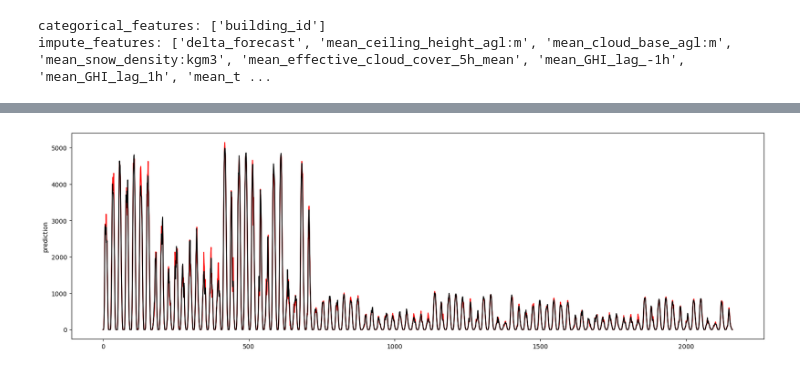
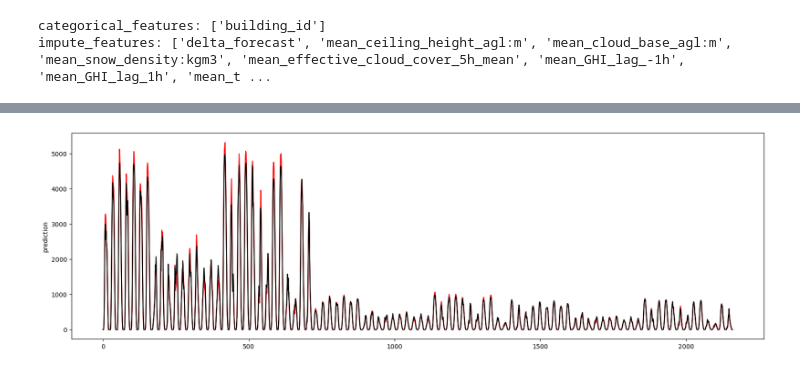
Before and after one commit to CristianoGambirasio/MLProjectNTNU, a Jupyter notebook: TUNING_CATBOOST.ipynb, the cells around one changed output, grey strips where cells are left out. Cells and saved outputs as stored; diff of their text form; code cells hidden in the pictures.

```diff
--- a/TUNING_CATBOOST.ipynb
+++ b/TUNING_CATBOOST.ipynb
@@ -108,6 +108,9 @@ columnTransformer = ColumnTransformer(
 )
 
 mod = CatBoostRegressor(
+    max_depth=8,
+    n_estimators=800,
+    l2_leaf_reg=1,
 )
 
 open('status.csv', 'w').close()
@@ -200,4 +231,4 @@ OrderedDict([('estimator__colsample_bytree', 0.5),
 # %%
-model = bs.best_estimator_
+model = gs.best_estimator_
 # %%
 # get val scores
@@ -261,4 +289,4 @@ m_wrap.y_pred_to_csv(pred_sub, X_sub_agg, is_aggregated=True,name='new_aggregati
 # %%
-m_wrap.plot_yPredSub_vs_submission(pred_sub,X_sub_agg,sub_file='./submission_files/152_029_xgboost.csv')
+m_wrap.plot_yPredSub_vs_submission(pred_sub,X_sub_agg,sub_file='./submission_files/149_671661_ensemble.csv')
 # %% [output]
-[figure, old version]
+[figure, new version]
```
Also changed, not shown: parts of 9 cells of this notebook, 33 other files.
